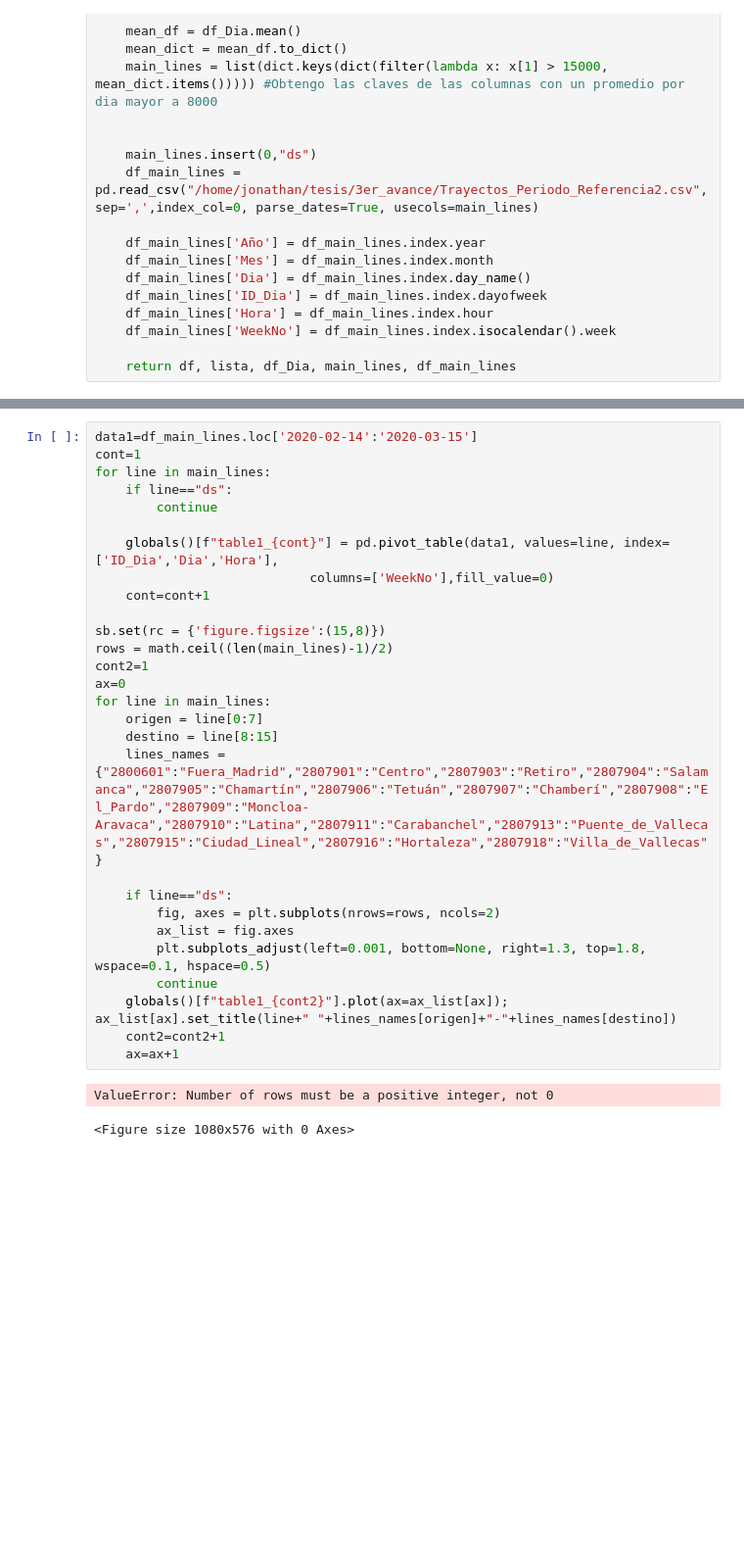
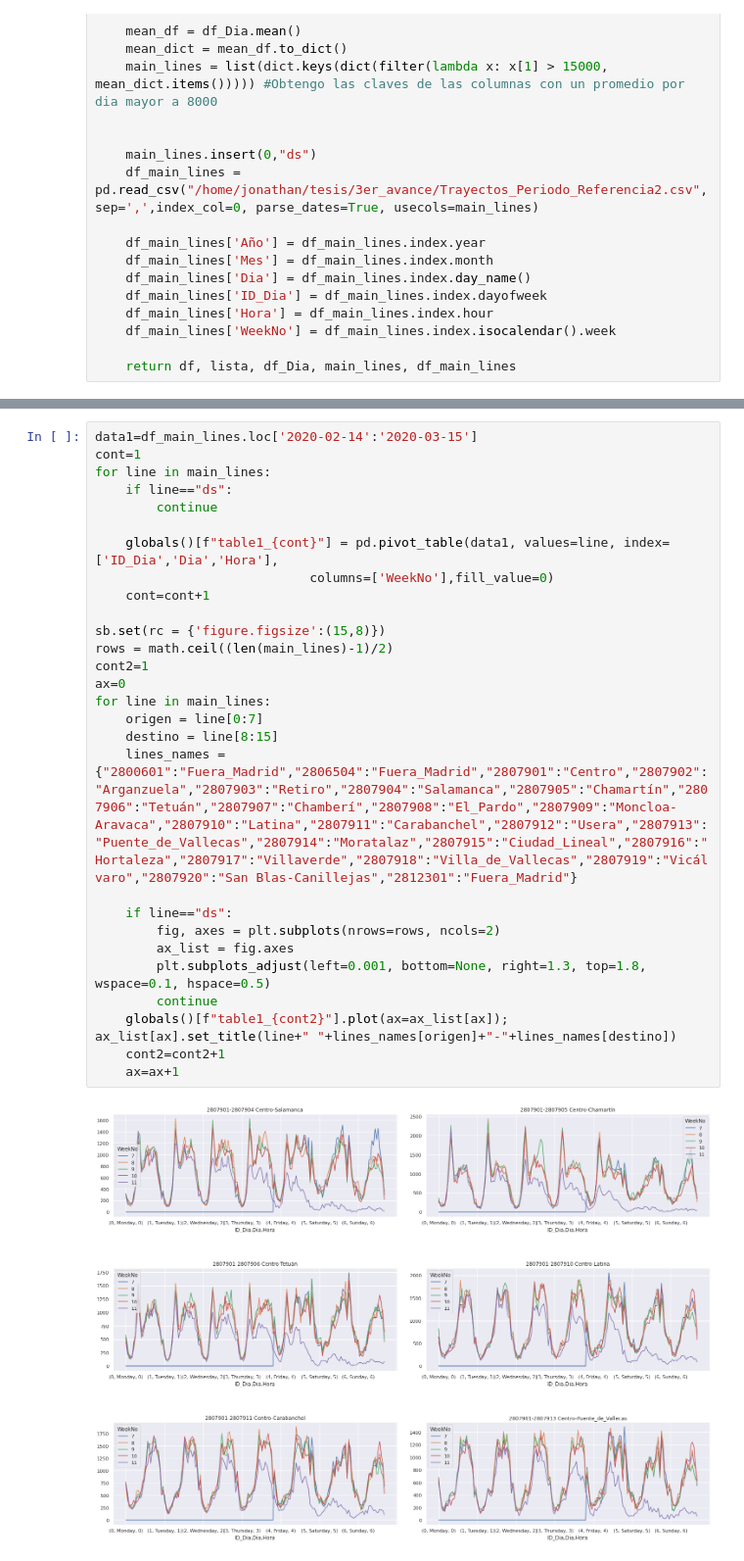
Before and after one commit to Jhonvalencia77/3er_avance, a Jupyter notebook: Patrones_Trayetos_Referencia.ipynb, the cells around one changed output, grey strips where cells are left out. Shown at 98% size. Saved outputs shown, nothing was run; the diff lists cells and outputs as text; blank space fills up the shorter version.

```diff
--- a/Patrones_Trayetos_Referencia.ipynb
+++ b/Patrones_Trayetos_Referencia.ipynb
@@ -70,31 +83,30 @@ print(main_lines)
 # %%
 data1=df_main_lines.loc['2020-02-14':'2020-03-15']
 cont=1
 for line in main_lines:
     if line=="ds":
         continue
 
     globals()[f"table1_{cont}"] = pd.pivot_table(data1, values=line, index=['ID_Dia','Dia','Hora'],
                             columns=['WeekNo'],fill_value=0)
     cont=cont+1
 
 sb.set(rc = {'figure.figsize':(15,8)})
 rows = math.ceil((len(main_lines)-1)/2)
 cont2=1
 ax=0
 for line in main_lines:
     origen = line[0:7]
     destino = line[8:15]
-    lines_names = {"2800601":"Fuera_Madrid","2807901":"Centro","2807903":"Retiro","2807904":"Salamanca","2807905":"Chamartín","2807906":"Tetuán","2807907":"Chamberí","2807908":"El_Pardo","2807909":"Moncloa-Aravaca","2807910":"Latina","2807911":"Carabanchel","2807913":"Puente_de_Vallecas","2807915":"Ciudad_Lineal","2807916":"Hortaleza","2807918":"Villa_de_Vallecas"}
+    lines_names = {"2800601":"Fuera_Madrid","2806504":"Fuera_Madrid","2807901":"Centro","2807902":"Arganzuela","2807903":"Retiro","2807904":"Salamanca","2807905":"Chamartín","2807906":"Tetuán","2807907":"Chamberí","2807908":"El_Pardo","2807909":"Moncloa-Aravaca","2807910":"Latina","2807911":"Carabanchel","2807912":"Usera","2807913":"Puente_de_Vallecas","2807914":"Moratalaz","2807915":"Ciudad_Lineal","2807916":"Hortaleza","2807917":"Villaverde","2807918":"Villa_de_Vallecas","2807919":"Vicálvaro","2807920":"San Blas-Canillejas","2812301":"Fuera_Madrid"}
 
     if line=="ds":
         fig, axes = plt.subplots(nrows=rows, ncols=2)
         ax_list = fig.axes
         plt.subplots_adjust(left=0.001, bottom=None, right=1.3, top=1.8, wspace=0.1, hspace=0.5)
         continue
     globals()[f"table1_{cont2}"].plot(ax=ax_list[ax]); ax_list[ax].set_title(line+" "+lines_names[origen]+"-"+lines_names[destino])
     cont2=cont2+1
     ax=ax+1
 # %% [output]
-ValueError: Number of rows must be a positive integer, not 0
-<Figure size 1080x576 with 0 Axes>
+[figure, added]
```
Also changed, not shown: parts of 5 cells of this notebook.
